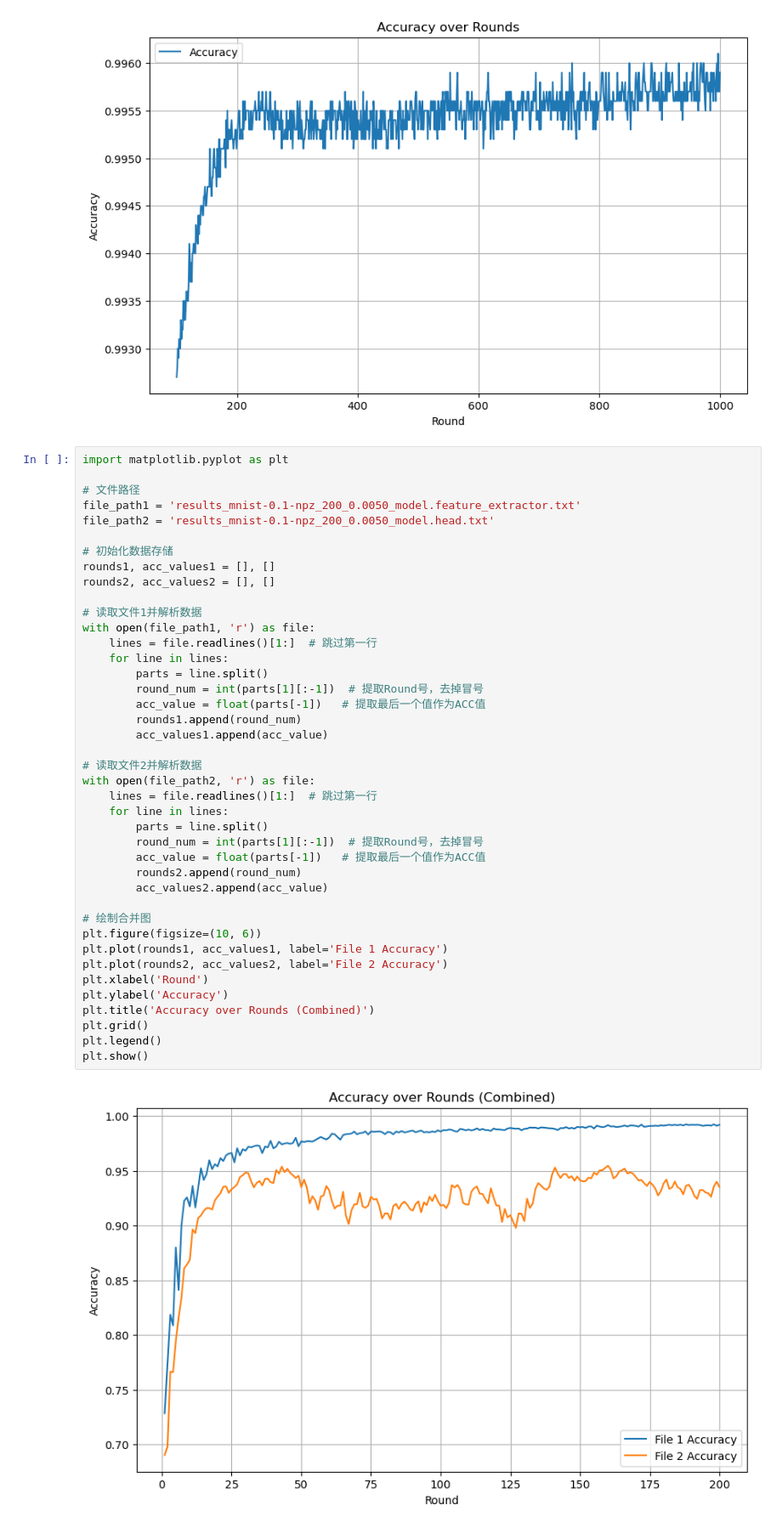
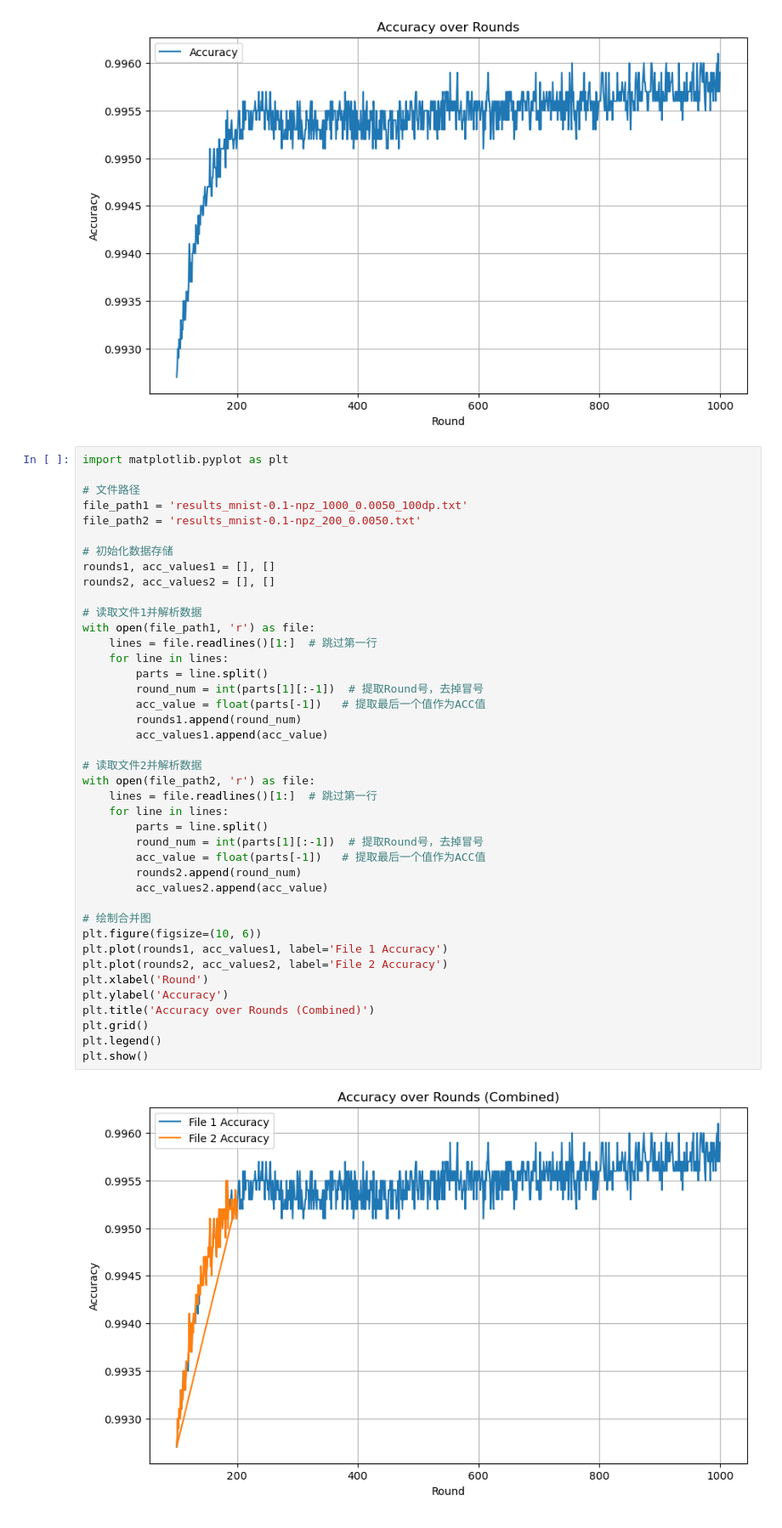
Before and after one commit to PangYuanbo/FedCP, a Jupyter notebook: system/results/view.ipynb, the cells around one changed output. Shown: that part at 85% size. Drawn from its saved outputs; the diff is of its cells as text.

```diff
--- a/system/results/view.ipynb
+++ b/system/results/view.ipynb
@@ -64,8 +64,8 @@ plt.show()
 import matplotlib.pyplot as plt
 
 # 文件路径
-file_path1 = 'results_mnist-0.1-npz_200_0.0050_model.feature_extractor.txt'
-file_path2 = 'results_mnist-0.1-npz_200_0.0050_model.head.txt'
+file_path1 = 'results_mnist-0.1-npz_1000_0.0050_100dp.txt'
+file_path2 = 'results_mnist-0.1-npz_200_0.0050.txt'
 
 # 初始化数据存储
 rounds1, acc_values1 = [], []
@@ -75,34 +75,34 @@ rounds2, acc_values2 = [], []
 with open(file_path1, 'r') as file:
     lines = file.readlines()[1:]  # 跳过第一行
     for line in lines:
         parts = line.split()
         round_num = int(parts[1][:-1])  # 提取Round号，去掉冒号
         acc_value = float(parts[-1])   # 提取最后一个值作为ACC值
         rounds1.append(round_num)
         acc_values1.append(acc_value)
 
 # 读取文件2并解析数据
 with open(file_path2, 'r') as file:
     lines = file.readlines()[1:]  # 跳过第一行
     for line in lines:
         parts = line.split()
         round_num = int(parts[1][:-1])  # 提取Round号，去掉冒号
         acc_value = float(parts[-1])   # 提取最后一个值作为ACC值
         rounds2.append(round_num)
         acc_values2.append(acc_value)
 
 # 绘制合并图
 plt.figure(figsize=(10, 6))
 plt.plot(rounds1, acc_values1, label='File 1 Accuracy')
 plt.plot(rounds2, acc_values2, label='File 2 Accuracy')
 plt.xlabel('Round')
 plt.ylabel('Accuracy')
 plt.title('Accuracy over Rounds (Combined)')
 plt.grid()
 plt.legend()
 plt.show()
 # %% [output]
-[figure, old version]
+[figure, new version]
 # %%
 import matplotlib.pyplot as plt
 
```
Also changed, not shown: parts of 1 cell of this notebook, 1 other file.
